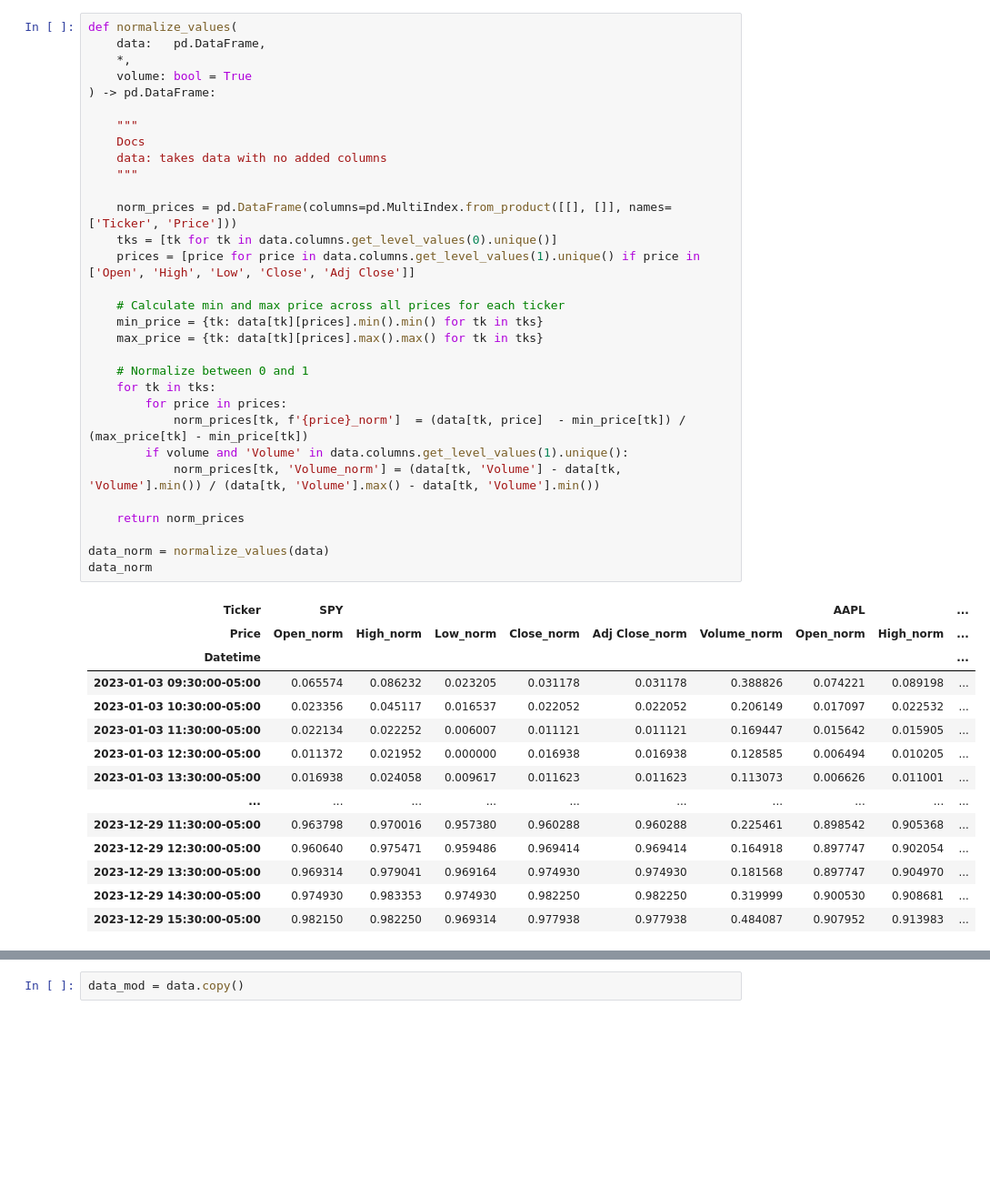
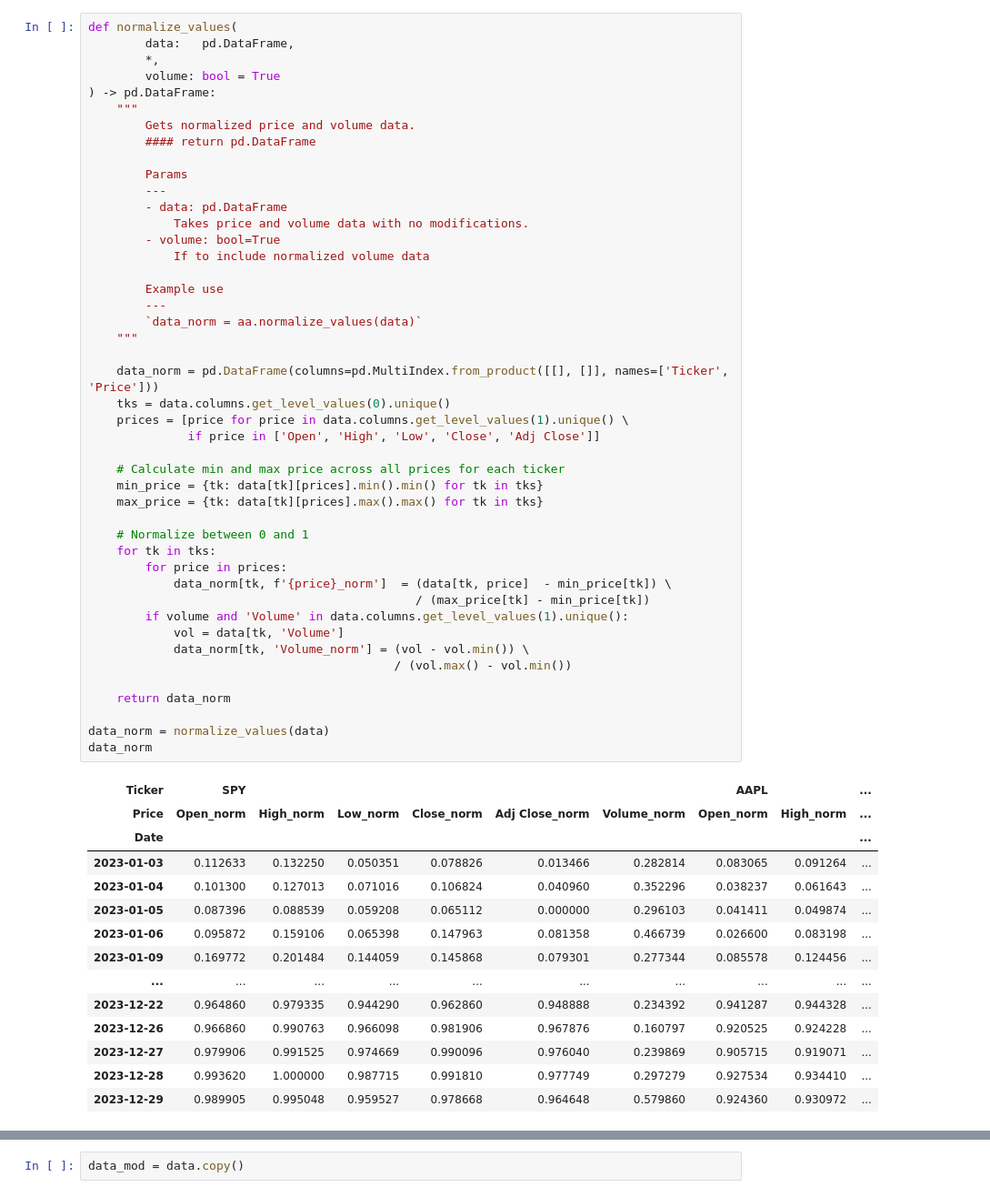
Before and after one commit to AndryADSM/Asset-Analyzer, a Jupyter notebook: asset_analyzer.ipynb, the cells around one changed output, grey strips where cells are left out. Shown at 91% size. Drawn from its saved outputs; the diff is of its cells as text; blank space fills up the shorter version.

```diff
--- a/asset_analyzer.ipynb
+++ b/asset_analyzer.ipynb
@@ -374,46 +370,60 @@ top_results(insights, top=4, bot=2, round_val=2)
 # %%
 def normalize_values(
-    data:   pd.DataFrame,
-    *,
-    volume: bool = True
+        data:   pd.DataFrame,
+        *,
+        volume: bool = True
 ) -> pd.DataFrame:
+    """
+        Gets normalized price and volume data.
+        #### return pd.DataFrame
 
-    """
-    Docs
-    data: takes data with no added columns
+        Params
+        ---
+        - data: pd.DataFrame
+            Takes price and volume data with no modifications.
+        - volume: bool=True
+            If to include normalized volume data
+
+        Example use
+        ---
+        `data_norm = aa.normalize_values(data)`
     """
 
-    norm_prices = pd.DataFrame(columns=pd.MultiIndex.from_product([[], []], names=['Ticker', 'Price']))
-    tks = [tk for tk in data.columns.get_level_values(0).unique()]
-    prices = [price for price in data.columns.get_level_values(1).unique() if price in ['Open', 'High', 'Low', 'Close', 'Adj Close']]
+    data_norm = pd.DataFrame(columns=pd.MultiIndex.from_product([[], []], names=['Ticker', 'Price']))
+    tks = data.columns.get_level_values(0).unique()
+    prices = [price for price in data.columns.get_level_values(1).unique() \
+              if price in ['Open', 'High', 'Low', 'Close', 'Adj Close']]
 
     # Calculate min and max price across all prices for each ticker
     min_price = {tk: data[tk][prices].min().min() for tk in tks}
     max_price = {tk: data[tk][prices].max().max() for tk in tks}
 
     # Normalize between 0 and 1
     for tk in tks:
         for price in prices:
-            norm_prices[tk, f'{price}_norm']  = (data[tk, price]  - min_price[tk]) / (max_price[tk] - min_price[tk])
+            data_norm[tk, f'{price}_norm']  = (data[tk, price]  - min_price[tk]) \
+                                              / (max_price[tk] - min_price[tk])
         if volume and 'Volume' in data.columns.get_level_values(1).unique():
-            norm_prices[tk, 'Volume_norm'] = (data[tk, 'Volume'] - data[tk, 'Volume'].min()) / (data[tk, 'Volume'].max() - data[tk, 'Volume'].min())
+            vol = data[tk, 'Volume']
+            data_norm[tk, 'Volume_norm'] = (vol - vol.min()) \
+                                           / (vol.max() - vol.min())
 
-    return norm_prices
+    return data_norm
 
 data_norm = normalize_values(data)
 data_norm
 # %% [output]
 | Ticker | SPY |  |  |  |  |  | AAPL |  | ... |
 | Price | Open_norm | High_norm | Low_norm | Close_norm | Adj Close_norm | Volume_norm | Open_norm | High_norm | ... |
-| Datetime |  |  |  |  |  |  |  |  | ... |
-| 2023-01-03 09:30:00-05:00 | 0.065574 | 0.086232 | 0.023205 | 0.031178 | 0.031178 | 0.388826 | 0.074221 | 0.089198 | ... |
-| 2023-01-03 10:30:00-05:00 | 0.023356 | 0.045117 | 0.016537 | 0.022052 | 0.022052 | 0.206149 | 0.017097 | 0.022532 | ... |
-| 2023-01-03 11:30:00-05:00 | 0.022134 | 0.022252 | 0.006007 | 0.011121 | 0.011121 | 0.169447 | 0.015642 | 0.015905 | ... |
-| 2023-01-03 12:30:00-05:00 | 0.011372 | 0.021952 | 0.000000 | 0.016938 | 0.016938 | 0.128585 | 0.006494 | 0.010205 | ... |
-| 2023-01-03 13:30:00-05:00 | 0.016938 | 0.024058 | 0.009617 | 0.011623 | 0.011623 | 0.113073 | 0.006626 | 0.011001 | ... |
+| Date |  |  |  |  |  |  |  |  | ... |
+| 2023-01-03 | 0.112633 | 0.132250 | 0.050351 | 0.078826 | 0.013466 | 0.282814 | 0.083065 | 0.091264 | ... |
+| 2023-01-04 | 0.101300 | 0.127013 | 0.071016 | 0.106824 | 0.040960 | 0.352296 | 0.038237 | 0.061643 | ... |
+| 2023-01-05 | 0.087396 | 0.088539 | 0.059208 | 0.065112 | 0.000000 | 0.296103 | 0.041411 | 0.049874 | ... |
+| 2023-01-06 | 0.095872 | 0.159106 | 0.065398 | 0.147963 | 0.081358 | 0.466739 | 0.026600 | 0.083198 | ... |
+| 2023-01-09 | 0.169772 | 0.201484 | 0.144059 | 0.145868 | 0.079301 | 0.277344 | 0.085578 | 0.124456 | ... |
 | ... | ... | ... | ... | ... | ... | ... | ... | ... | ... |
-| 2023-12-29 11:30:00-05:00 | 0.963798 | 0.970016 | 0.957380 | 0.960288 | 0.960288 | 0.225461 | 0.898542 | 0.905368 | ... |
-| 2023-12-29 12:30:00-05:00 | 0.960640 | 0.975471 | 0.959486 | 0.969414 | 0.969414 | 0.164918 | 0.897747 | 0.902054 | ... |
-| 2023-12-29 13:30:00-05:00 | 0.969314 | 0.979041 | 0.969164 | 0.974930 | 0.974930 | 0.181568 | 0.897747 | 0.904970 | ... |
-| 2023-12-29 14:30:00-05:00 | 0.974930 | 0.983353 | 0.974930 | 0.982250 | 0.982250 | 0.319999 | 0.900530 | 0.908681 | ... |
-| 2023-12-29 15:30:00-05:00 | 0.982150 | 0.982250 | 0.969314 | 0.977938 | 0.977938 | 0.484087 | 0.907952 | 0.913983 | ... |
+| 2023-12-22 | 0.964860 | 0.979335 | 0.944290 | 0.962860 | 0.948888 | 0.234392 | 0.941287 | 0.944328 | ... |
+| 2023-12-26 | 0.966860 | 0.990763 | 0.966098 | 0.981906 | 0.967876 | 0.160797 | 0.920525 | 0.924228 | ... |
+| 2023-12-27 | 0.979906 | 0.991525 | 0.974669 | 0.990096 | 0.976040 | 0.239869 | 0.905715 | 0.919071 | ... |
+| 2023-12-28 | 0.993620 | 1.000000 | 0.987715 | 0.991810 | 0.977749 | 0.297279 | 0.927534 | 0.934410 | ... |
+| 2023-12-29 | 0.989905 | 0.995048 | 0.959527 | 0.978668 | 0.964648 | 0.579860 | 0.924360 | 0.930972 | ... |
```
Also changed, not shown: parts of 26 cells of this notebook.
